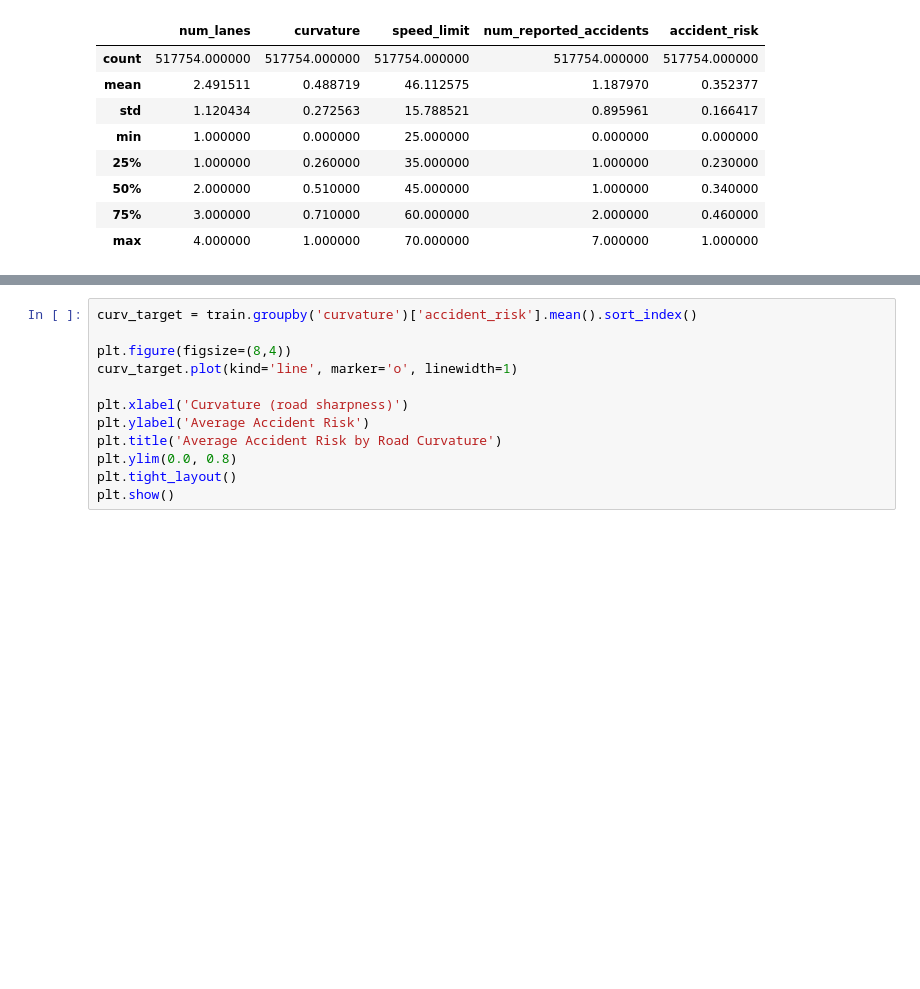
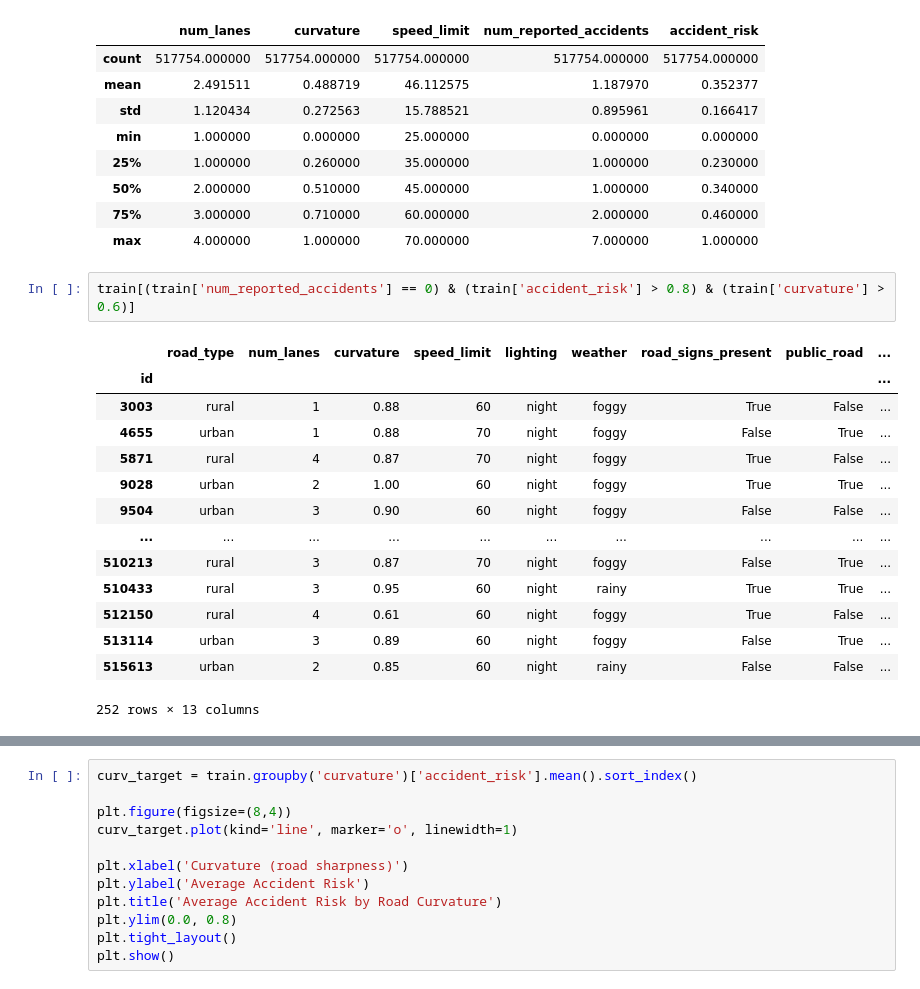
Before and after one commit to sjain600/Kaggle-Playground-Series-Season-5-Episode-10, a Jupyter notebook: eda-and-data-visualization.ipynb, the cells around one changed output, grey strips where cells are left out. Saved outputs shown, nothing was run; the diff lists cells and outputs as text; blank space fills up the shorter version.

```diff
--- a/eda-and-data-visualization.ipynb
+++ b/eda-and-data-visualization.ipynb
@@ -92,3 +92,20 @@ train.describe()
 | 50% | 2.000000 | 0.510000 | 45.000000 | 1.000000 | 0.340000 |
 | 75% | 3.000000 | 0.710000 | 60.000000 | 2.000000 | 0.460000 |
 | max | 4.000000 | 1.000000 | 70.000000 | 7.000000 | 1.000000 |
+# %%
+train[(train['num_reported_accidents'] == 0) & (train['accident_risk'] > 0.8) & (train['curvature'] > 0.6)]
+# %% [output]
+|  | road_type | num_lanes | curvature | speed_limit | lighting | weather | road_signs_present | public_road | ... |
+| id |  |  |  |  |  |  |  |  | ... |
+| 3003 | rural | 1 | 0.88 | 60 | night | foggy | True | False | ... |
+| 4655 | urban | 1 | 0.88 | 70 | night | foggy | False | True | ... |
+| 5871 | rural | 4 | 0.87 | 70 | night | foggy | True | False | ... |
+| 9028 | urban | 2 | 1.00 | 60 | night | foggy | True | True | ... |
+| 9504 | urban | 3 | 0.90 | 60 | night | foggy | False | False | ... |
+| ... | ... | ... | ... | ... | ... | ... | ... | ... | ... |
+| 510213 | rural | 3 | 0.87 | 70 | night | foggy | False | True | ... |
+| 510433 | rural | 3 | 0.95 | 60 | night | rainy | True | True | ... |
+| 512150 | rural | 4 | 0.61 | 60 | night | foggy | True | False | ... |
+| 513114 | urban | 3 | 0.89 | 60 | night | foggy | False | True | ... |
+| 515613 | urban | 2 | 0.85 | 60 | night | rainy | False | False | ... |
+252 rows × 13 columns
```
Also changed, not shown: parts of 4 cells of this notebook.
